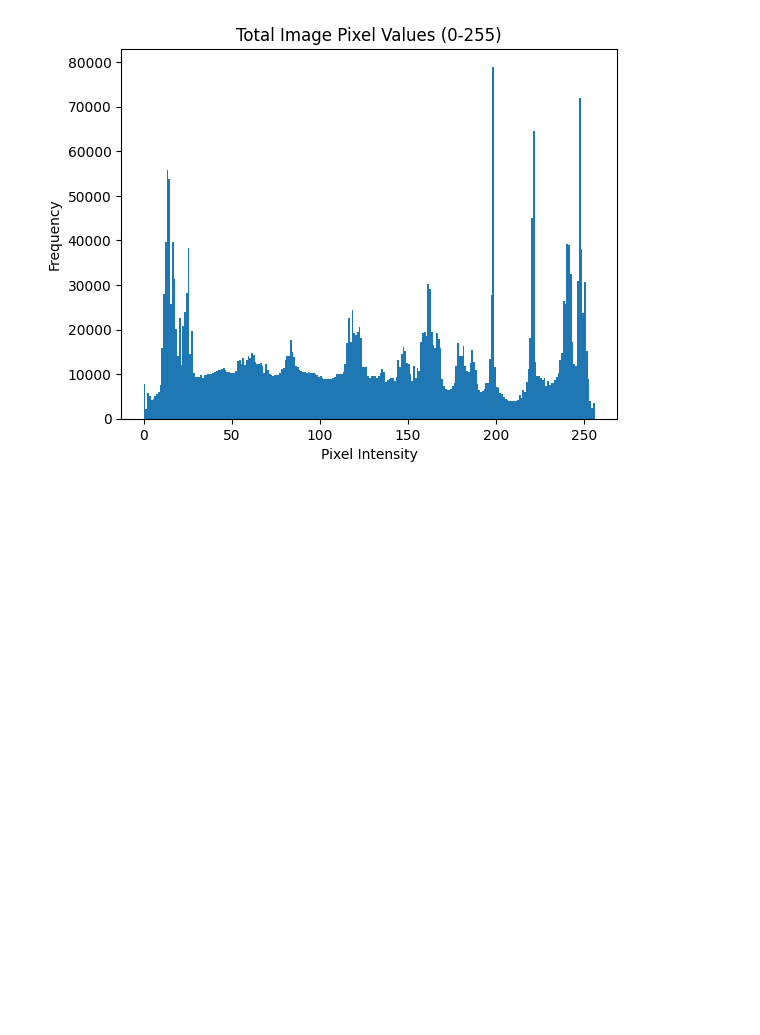
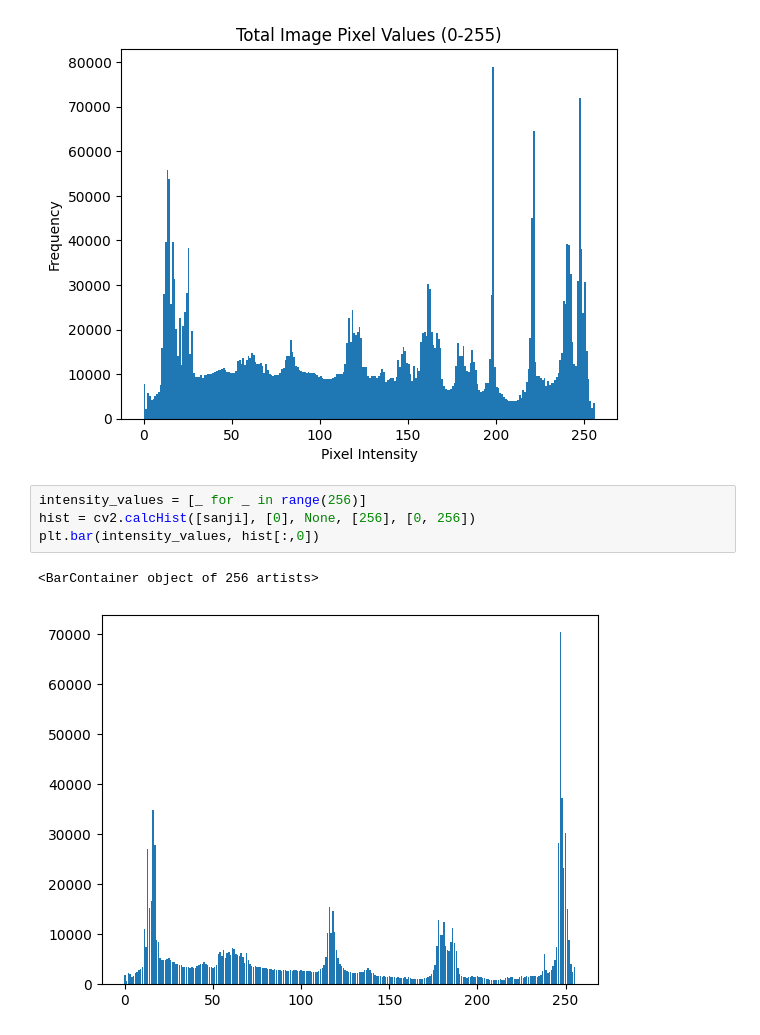
Before and after one commit to kamal-stark-dev/Learning, a Jupyter notebook: Python/Image Libraries/05-Pixel-Transformations.ipynb, the cells around one changed output. Drawn from its saved outputs; the diff is of its cells as text; blank space fills up the shorter version.

Commit message:
add image transformations

```diff
--- a/Python/Image Libraries/05-Pixel-Transformations.ipynb
+++ b/Python/Image Libraries/05-Pixel-Transformations.ipynb
@@ -62,3 +62,10 @@ all_pixel_values = sanji.ravel()
 pixel_histogram(all_pixel_values, title="Total Image Pixel Values (0-255)")
 # %% [output]
 [figure]
+# %%
+intensity_values = [_ for _ in range(256)]
+hist = cv2.calcHist([sanji], [0], None, [256], [0, 256])
+plt.bar(intensity_values, hist[:,0])
+# %% [output]
+<BarContainer object of 256 artists>
+[figure, added]
```
Also changed, not shown: parts of 4 cells of this notebook, 3 other files.
